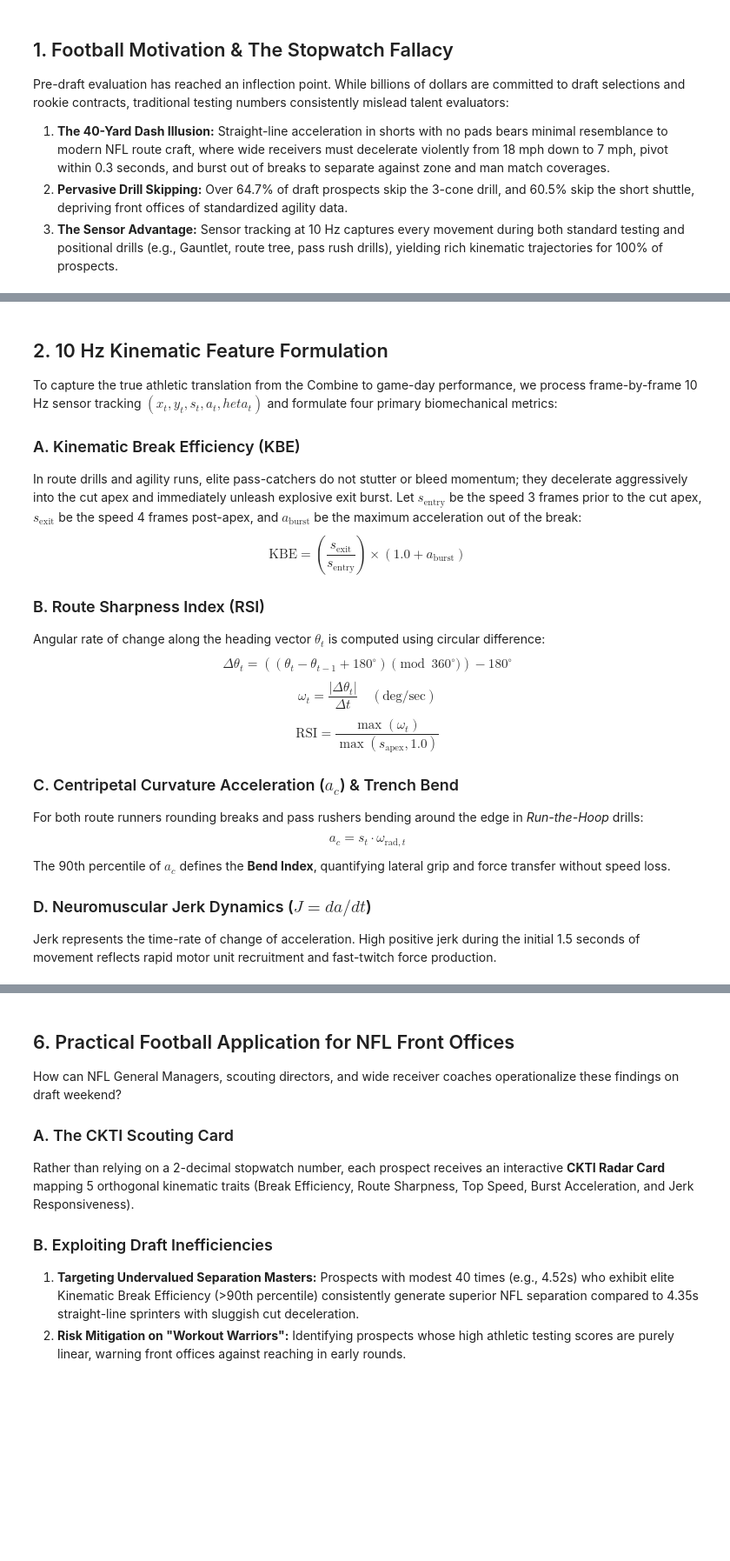
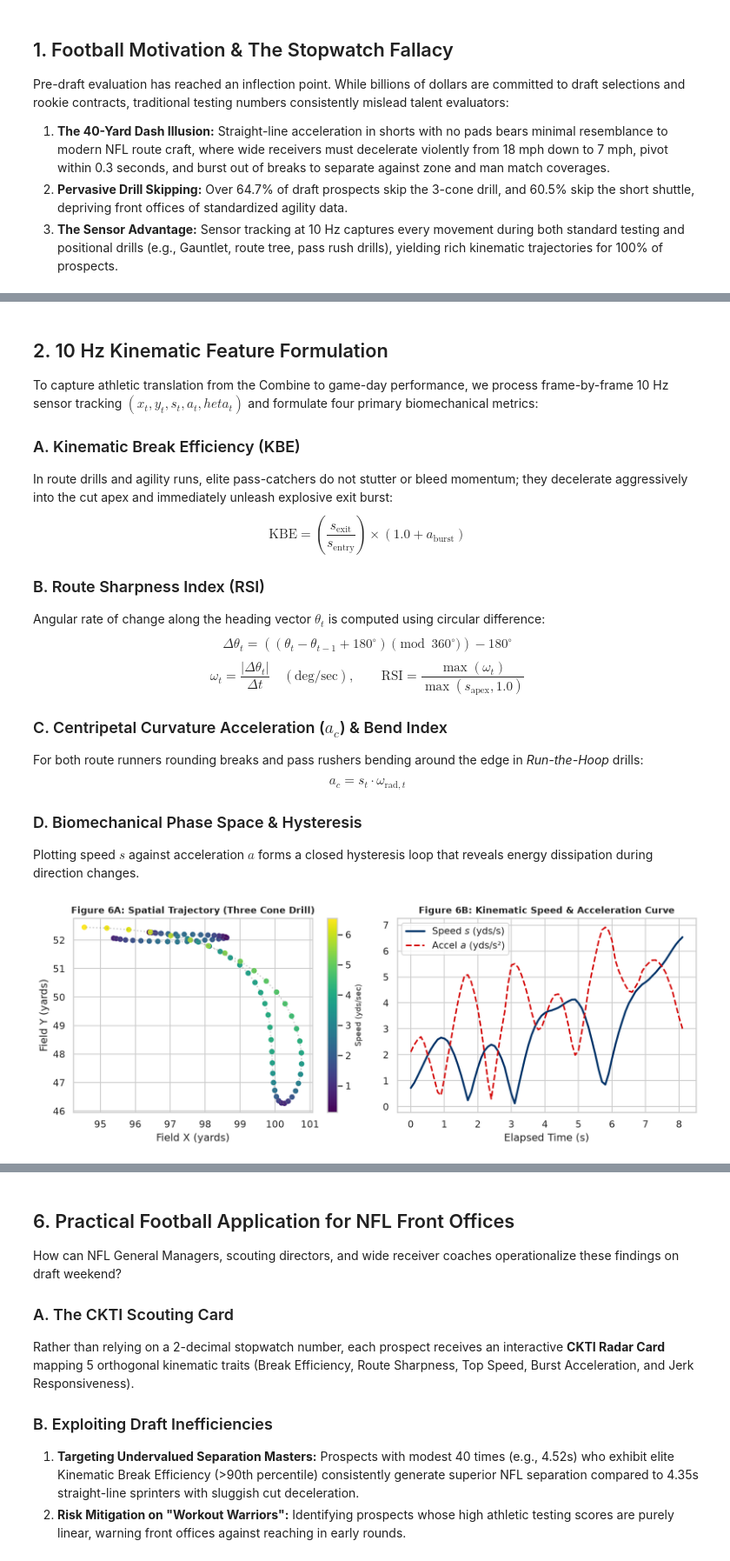
Before and after one commit to javier-hernaez/kaggle-portfolio, a Jupyter notebook: 09_nfl_big_data_bowl_2027/notebooks/nfl_big_data_bowl_2027_solution.ipynb, the cells around one changed output, grey strips where cells are left out. Shown at 87% size. Drawn from its saved outputs; the diff is of its cells as text; code cells hidden in the pictures; blank space fills up the shorter version.

```diff
--- a/09_nfl_big_data_bowl_2027/notebooks/nfl_big_data_bowl_2027_solution.ipynb
+++ b/09_nfl_big_data_bowl_2027/notebooks/nfl_big_data_bowl_2027_solution.ipynb
@@ -46,22 +111,20 @@ display(Image(filename=str(IMG_PATH / "figure2_traditional_vs_nfl_correlation.pn
 # %% [markdown]
 ## 2. 10 Hz Kinematic Feature Formulation
 
-To capture the true athletic translation from the Combine to game-day performance, we process frame-by-frame 10 Hz sensor tracking $(x_t, y_t, s_t, a_t, 	heta_t)$ and formulate four primary biomechanical metrics:
+To capture athletic translation from the Combine to game-day performance, we process frame-by-frame 10 Hz sensor tracking $(x_t, y_t, s_t, a_t, 	heta_t)$ and formulate four primary biomechanical metrics:
 
 ### A. Kinematic Break Efficiency (KBE)
-In route drills and agility runs, elite pass-catchers do not stutter or bleed momentum; they decelerate aggressively into the cut apex and immediately unleash explosive exit burst. Let $s_{\text{entry}}$ be the speed 3 frames prior to the cut apex, $s_{\text{exit}}$ be the speed 4 frames post-apex, and $a_{\text{burst}}$ be the maximum acceleration out of the break:
+In route drills and agility runs, elite pass-catchers do not stutter or bleed momentum; they decelerate aggressively into the cut apex and immediately unleash explosive exit burst:
 $$\text{KBE} = \left( \frac{s_{\text{exit}}}{s_{\text{entry}}} \right) \times (1.0 + a_{\text{burst}})$$
 
 ### B. Route Sharpness Index (RSI)
 Angular rate of change along the heading vector $\theta_t$ is computed using circular difference:
 $$\Delta \theta_t = ((\theta_t - \theta_{t-1} + 180^\circ) \pmod{360^\circ}) - 180^\circ$$
-$$\omega_t = \frac{|\Delta \theta_t|}{\Delta t} \quad (\text{deg/sec})$$
-$$\text{RSI} = \frac{\max(\omega_t)}{\max(s_{\text{apex}}, 1.0)}$$
+$$\omega_t = \frac{|\Delta \theta_t|}{\Delta t} \quad (\text{deg/sec}), \qquad \text{RSI} = \frac{\max(\omega_t)}{\max(s_{\text{apex}}, 1.0)}$$
 
-### C. Centripetal Curvature Acceleration ($a_c$) & Trench Bend
+### C. Centripetal Curvature Acceleration ($a_c$) & Bend Index
 For both route runners rounding breaks and pass rushers bending around the edge in *Run-the-Hoop* drills:
 $$a_c = s_t \cdot \omega_{\text{rad}, t}$$
-The 90th percentile of $a_c$ defines the **Bend Index**, quantifying lateral grip and force transfer without speed loss.
 
-### D. Neuromuscular Jerk Dynamics ($J = da/dt$)
-Jerk represents the time-rate of change of acceleration. High positive jerk during the initial 1.5 seconds of movement reflects rapid motor unit recruitment and fast-twitch force production.
+### D. Biomechanical Phase Space & Hysteresis
+Plotting speed $s$ against acceleration $a$ forms a closed hysteresis loop that reveals energy dissipation during direction changes.
@@ -70,0 +131,47 @@ display(Image(filename=str(IMG_PATH / "figure6_drill_kinematics_trajectory.png")
+# %%
+# Figure 6: Spatial Trajectory and Speed/Acceleration Profile in Combine Three-Cone Drill
+tracking_path = COMP_DIR / "combine_tracking.csv" if (COMP_DIR / "combine_tracking.csv").exists() else DATA_DIR / "combine_tracking.csv"
+if tracking_path.exists():
+    tracking_df = pd.read_csv(tracking_path, nrows=40000)
+    drill_sample = tracking_df[
+        (tracking_df["entity_type"] == "PLAYER") &
+        (tracking_df["drill_name"].isin(["THREE_CONE_DRILL", "SHORT_SHUTTLE", "RUN_THE_HOOP_DRILL"]))
+    ]
+    if not drill_sample.empty:
+        event_id = drill_sample["event_id"].unique()[0]
+        sub = drill_sample[drill_sample["event_id"] == event_id].sort_values("time").reset_index(drop=True)
+        drill_title = sub["drill_name"].iloc[0].replace("_", " ").title()
+    else:
+        sub = tracking_df[tracking_df["entity_type"] == "PLAYER"].iloc[:60].reset_index(drop=True)
+        drill_title = "Combine Agility Drill"
+else:
+    # Synthetic clean trajectory fallback
+    t = np.linspace(0, 3, 30)
+    sub = pd.DataFrame({
+        "x": np.concatenate([np.linspace(0, 10, 15), 10 + np.linspace(0, 8, 15)]),
+        "y": np.concatenate([np.linspace(0, 0, 15), np.linspace(0, 8, 15)]),
+        "s": np.concatenate([np.linspace(5, 7.5, 10), np.linspace(7.5, 3.5, 5), np.linspace(3.5, 8.2, 15)]),
+        "a": np.sin(np.linspace(0, 3.14, 30)) * 4.5
+    })
+    drill_title = "Combine Agility Drill"
+
+fig, (ax1, ax2) = plt.subplots(1, 2, figsize=(11, 4.2), dpi=150)
+scatter = ax1.scatter(sub["x"], sub["y"], c=sub["s"], cmap="viridis", s=40, edgecolor="none")
+ax1.plot(sub["x"], sub["y"], color="gray", alpha=0.4, linestyle=":")
+cbar = fig.colorbar(scatter, ax=ax1)
+cbar.set_label("Speed (yds/sec)", fontsize=9)
+ax1.set_title(f"Figure 6A: Spatial Trajectory ({drill_title})", fontsize=10.5, fontweight="bold")
+ax1.set_xlabel("Field X (yards)")
+ax1.set_ylabel("Field Y (yards)")
+
+frames = np.arange(len(sub)) * 0.1
+ax2.plot(frames, sub["s"], color="#013369", linewidth=2.2, label="Speed $s$ (yds/s)")
+if "a" in sub.columns:
+    ax2.plot(frames, sub["a"], color="#D50A0A", linewidth=1.8, linestyle="--", label="Accel $a$ (yds/s²)")
+ax2.set_title("Figure 6B: Kinematic Speed & Acceleration Curve", fontsize=10.5, fontweight="bold")
+ax2.set_xlabel("Elapsed Time (s)")
+ax2.legend(loc="upper left")
+plt.tight_layout()
+plt.show()
+# %% [output]
+[figure, added]
```
Also changed, not shown: parts of 22 cells of this notebook, 12 other files.
